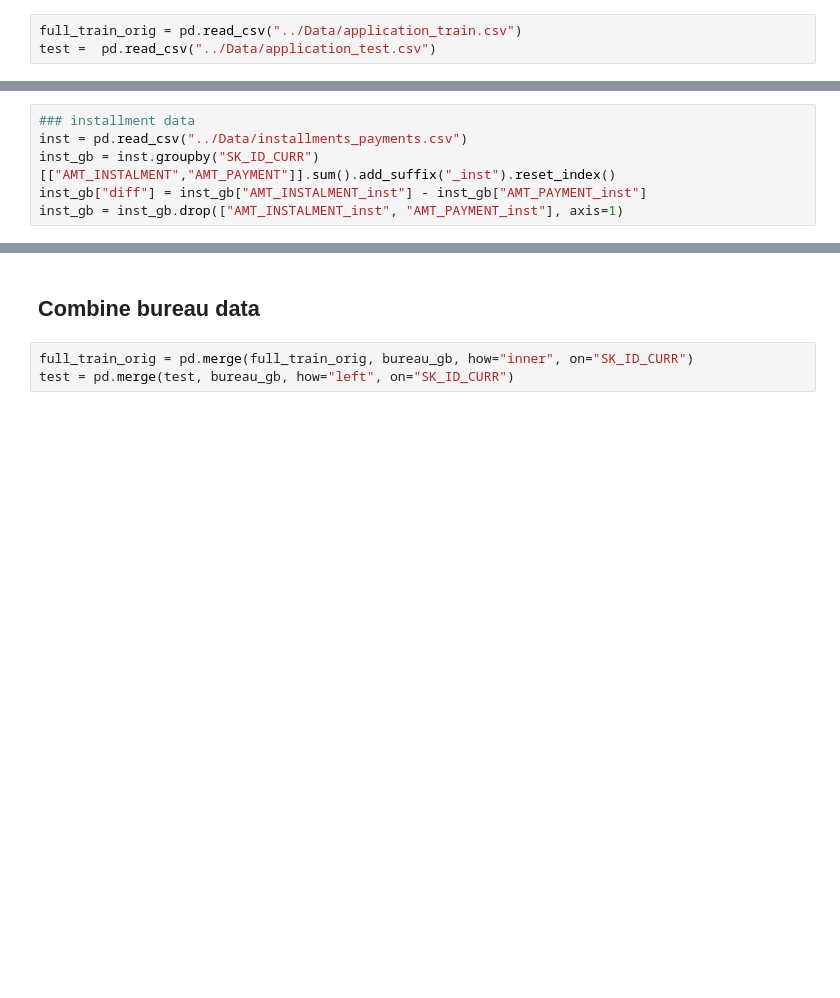
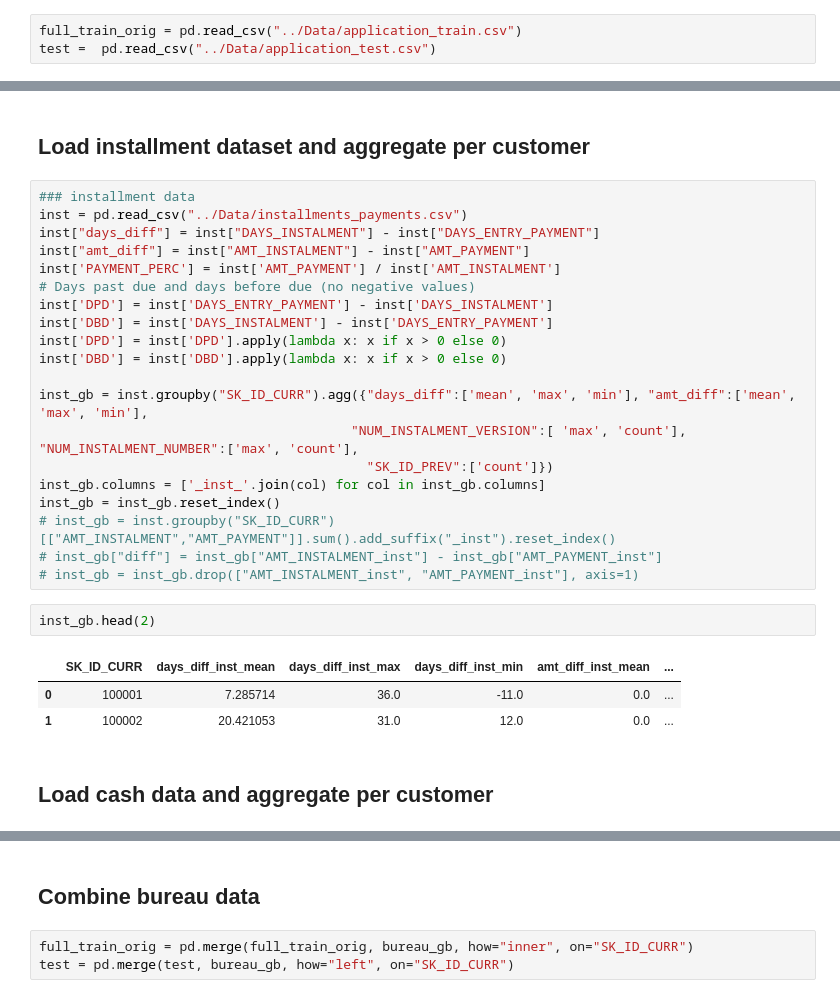
Before and after one commit to bikash617/home_credit_default_risk, a Jupyter notebook: home_credit_default_risk.ipynb, the cells around one changed output, grey strips where cells are left out. Saved outputs shown, nothing was run; the diff lists cells and outputs as text; blank space fills up the shorter version.

```diff
--- a/home_credit_default_risk.ipynb
+++ b/home_credit_default_risk.ipynb
@@ -64,6 +99,30 @@ prv_gb.head()
-# %%
-### installment data
-inst = pd.read_csv("../Data/installments_payments.csv")
-inst_gb = inst.groupby("SK_ID_CURR")[["AMT_INSTALMENT","AMT_PAYMENT"]].sum().add_suffix("_inst").reset_index()
-inst_gb["diff"] = inst_gb["AMT_INSTALMENT_inst"] - inst_gb["AMT_PAYMENT_inst"]
-inst_gb = inst_gb.drop(["AMT_INSTALMENT_inst", "AMT_PAYMENT_inst"], axis=1)
+# %% [markdown]
+## Load installment dataset and aggregate per customer
+# %%
+### installment data
+inst = pd.read_csv("../Data/installments_payments.csv")
+inst["days_diff"] = inst["DAYS_INSTALMENT"] - inst["DAYS_ENTRY_PAYMENT"]
+inst["amt_diff"] = inst["AMT_INSTALMENT"] - inst["AMT_PAYMENT"]
+inst['PAYMENT_PERC'] = inst['AMT_PAYMENT'] / inst['AMT_INSTALMENT']
+# Days past due and days before due (no negative values)
+inst['DPD'] = inst['DAYS_ENTRY_PAYMENT'] - inst['DAYS_INSTALMENT']
+inst['DBD'] = inst['DAYS_INSTALMENT'] - inst['DAYS_ENTRY_PAYMENT']
+inst['DPD'] = inst['DPD'].apply(lambda x: x if x > 0 else 0)
+inst['DBD'] = inst['DBD'].apply(lambda x: x if x > 0 else 0)
+
+inst_gb = inst.groupby("SK_ID_CURR").agg({"days_diff":['mean', 'max', 'min'], "amt_diff":['mean', 'max', 'min'],
+                                        "NUM_INSTALMENT_VERSION":[ 'max', 'count'], "NUM_INSTALMENT_NUMBER":['max', 'count'],
+                                          "SK_ID_PREV":['count']})
+inst_gb.columns = ['_inst_'.join(col) for col in inst_gb.columns]
+inst_gb = inst_gb.reset_index()
+# inst_gb = inst.groupby("SK_ID_CURR")[["AMT_INSTALMENT","AMT_PAYMENT"]].sum().add_suffix("_inst").reset_index()
+# inst_gb["diff"] = inst_gb["AMT_INSTALMENT_inst"] - inst_gb["AMT_PAYMENT_inst"]
+# inst_gb = inst_gb.drop(["AMT_INSTALMENT_inst", "AMT_PAYMENT_inst"], axis=1)
+# %%
+inst_gb.head(2)
+# %% [output]
+|  | SK_ID_CURR | days_diff_inst_mean | days_diff_inst_max | days_diff_inst_min | amt_diff_inst_mean | ... |
+| 0 | 100001 | 7.285714 | 36.0 | -11.0 | 0.0 | ... |
+| 1 | 100002 | 20.421053 | 31.0 | 12.0 | 0.0 | ... |
+# %% [markdown]
+## Load cash data and aggregate per customer
```
Also changed, not shown: parts of 51 cells of this notebook.
